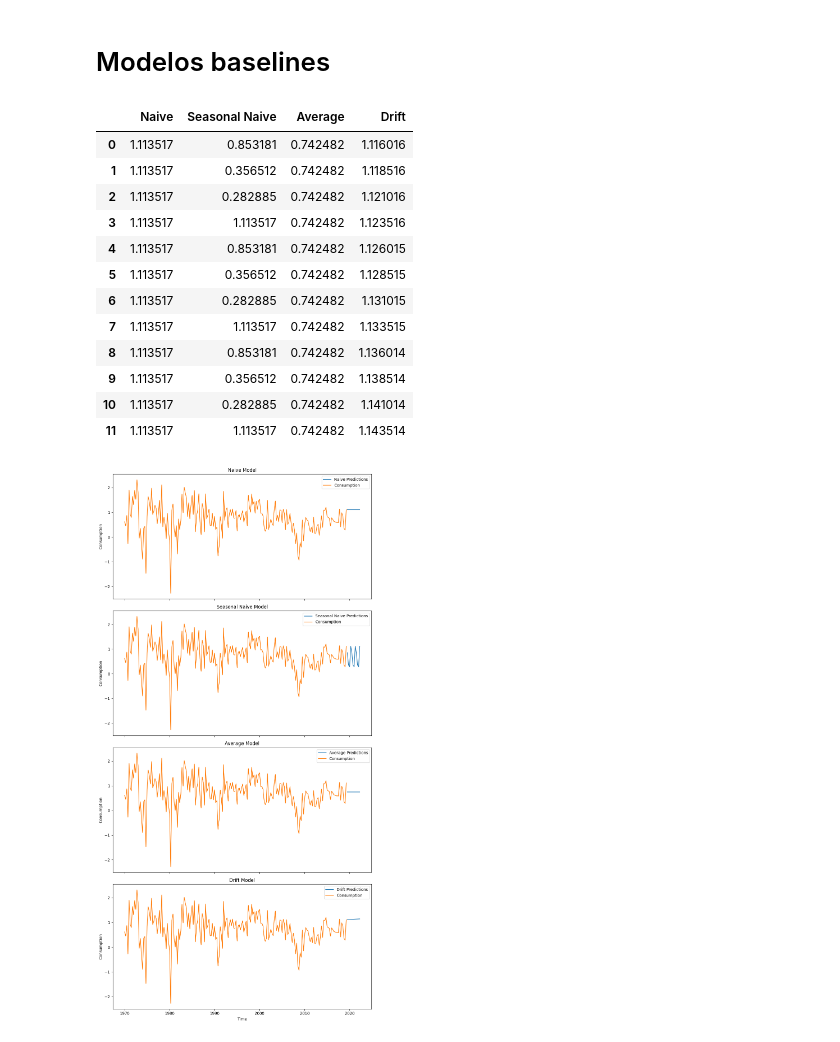
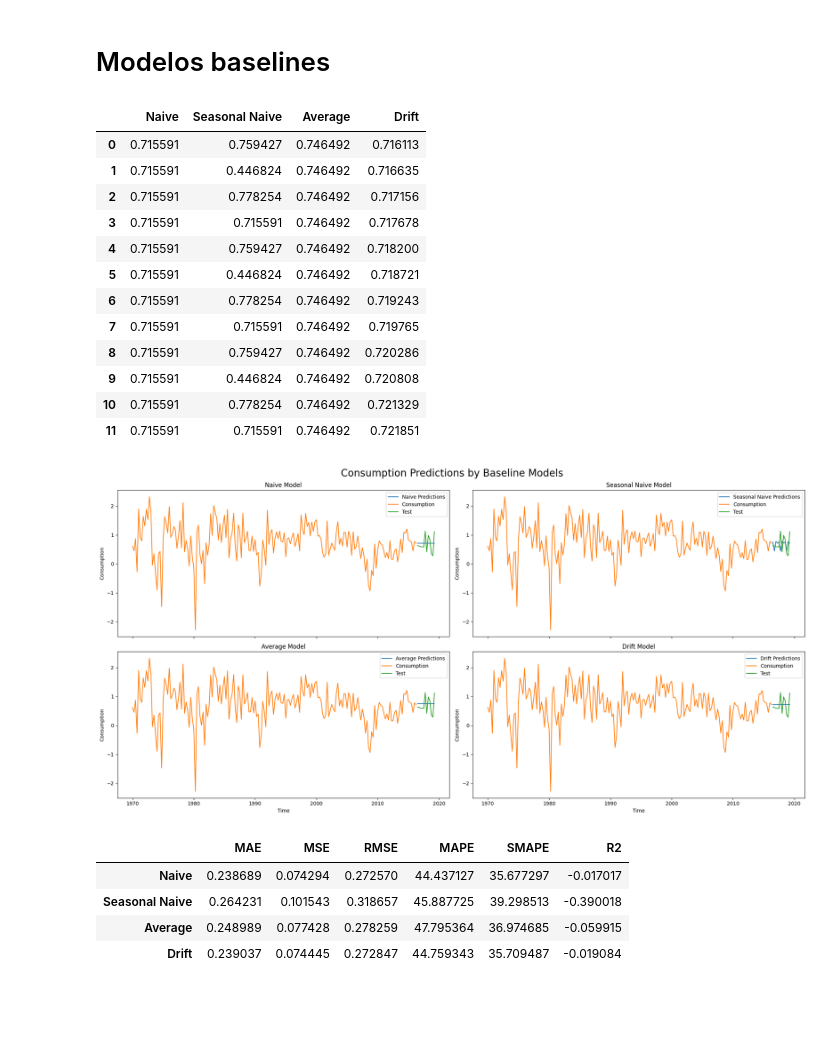
Before and after one commit to GabrielJP314/time-series, a Jupyter notebook: baseline_models.ipynb, the cells around one changed output. Saved outputs shown, nothing was run; the diff lists cells and outputs as text; code cells hidden in the pictures; blank space fills up the shorter version.

```diff
--- a/baseline_models.ipynb
+++ b/baseline_models.ipynb
@@ -42,17 +58,20 @@ plt.show()
 # %% [markdown]
 # Modelos baselines
 # %%
+consumption_train = us_change['Consumption'].iloc[:-12]
+consumption_test = us_change['Consumption'].iloc[-12:]
+
 naive = models.NaiveModel()
-naive.fit(us_change['Consumption'])
+naive.fit(consumption_train)
 
 seasonal_naive = models.SeasonalNaiveModel(4)
-seasonal_naive.fit(us_change['Consumption'])
+seasonal_naive.fit(consumption_train)
 
 average_model = models.AverageModel()
-average_model.fit(us_change['Consumption'])
+average_model.fit(consumption_train)
 
 drift_model = models.DriftModel()
-drift_model.fit(us_change['Consumption'])
+drift_model.fit(consumption_train)
 
 # Create a DataFrame with the predictions
 predictions = pd.DataFrame({
@@ -65,39 +84,63 @@ predictions = pd.DataFrame({
 predictions
 # %% [output]
 |  | Naive | Seasonal Naive | Average | Drift |
-| 0 | 1.113517 | 0.853181 | 0.742482 | 1.116016 |
-| 1 | 1.113517 | 0.356512 | 0.742482 | 1.118516 |
-| 2 | 1.113517 | 0.282885 | 0.742482 | 1.121016 |
-| 3 | 1.113517 | 1.113517 | 0.742482 | 1.123516 |
-| 4 | 1.113517 | 0.853181 | 0.742482 | 1.126015 |
-| 5 | 1.113517 | 0.356512 | 0.742482 | 1.128515 |
-| 6 | 1.113517 | 0.282885 | 0.742482 | 1.131015 |
-| 7 | 1.113517 | 1.113517 | 0.742482 | 1.133515 |
-| 8 | 1.113517 | 0.853181 | 0.742482 | 1.136014 |
-| 9 | 1.113517 | 0.356512 | 0.742482 | 1.138514 |
-| 10 | 1.113517 | 0.282885 | 0.742482 | 1.141014 |
-| 11 | 1.113517 | 1.113517 | 0.742482 | 1.143514 |
+| 0 | 0.715591 | 0.759427 | 0.746492 | 0.716113 |
+| 1 | 0.715591 | 0.446824 | 0.746492 | 0.716635 |
+| 2 | 0.715591 | 0.778254 | 0.746492 | 0.717156 |
+| 3 | 0.715591 | 0.715591 | 0.746492 | 0.717678 |
+| 4 | 0.715591 | 0.759427 | 0.746492 | 0.718200 |
+| 5 | 0.715591 | 0.446824 | 0.746492 | 0.718721 |
+| 6 | 0.715591 | 0.778254 | 0.746492 | 0.719243 |
+| 7 | 0.715591 | 0.715591 | 0.746492 | 0.719765 |
+| 8 | 0.715591 | 0.759427 | 0.746492 | 0.720286 |
+| 9 | 0.715591 | 0.446824 | 0.746492 | 0.720808 |
+| 10 | 0.715591 | 0.778254 | 0.746492 | 0.721329 |
+| 11 | 0.715591 | 0.715591 | 0.746492 | 0.721851 |
 # %%
-fig, axes = plt.subplots(4, 1, figsize=(10, 20), sharex=True)
-
-models = ['Naive', 'Seasonal Naive', 'Average', 'Drift']
-for ax, model in zip(axes.flatten(), models):
+fig, axes = plt.subplots(2, 2, figsize=(20, 10), sharex=True)
+fig.suptitle('Consumption Predictions by Baseline Models', fontsize=20)
+for ax, model in zip(axes.flatten(), predictions.columns):
     # Create a new series for the predictions
     prediction_series = pd.Series(predictions[model].values,
-                                  index=pd.date_range(start=us_change.index[-1], periods=12, freq='QE'))
+                                  index=pd.date_range(start=consumption_train.index[-1], periods=12, freq='QE'))
 
 
     # Plot the prediction series
     sns.lineplot(data=prediction_series, ax=ax, label=f'{model} Predictions')
 
     #plot consumption data
-    sns.lineplot(data=us_change['Consumption'], ax=ax, label='Consumption')
+    sns.lineplot(data=consumption_train, ax=ax, label='Consumption')
+    sns.lineplot(data=consumption_test, ax=ax, label='Test')
 
     ax.set_title(f'{model} Model')
     ax.set_xlabel('Time')
     ax.set_ylabel('Consumption')
 
 plt.tight_layout()
 plt.show()
 # %% [output]
-[figure, old version]
+[figure, new version]
+# %%
+# Calculate metrics for each model
+results = {}
+for model in predictions.columns:
+    y_pred = predictions[model].values
+    y_true = consumption_test.values
+    results[model] = {
+        'MAE': metrics.mae(y_true, y_pred),
+        'MSE': metrics.mse(y_true, y_pred),
+        'RMSE': metrics.rmse(y_true, y_pred),
+        'MAPE': metrics.mape(y_true, y_pred),
+        'SMAPE': metrics.smape(y_true, y_pred),
+        'R2': metrics.r2(y_true, y_pred)
+    }
+
+# Convert results to DataFrame
+results_df = pd.DataFrame(results).T
+results_df
+# %% [output]
+|  | MAE | MSE | RMSE | MAPE | SMAPE | R2 |
+| Naive | 0.238689 | 0.074294 | 0.272570 | 44.437127 | 35.677297 | -0.017017 |
+| Seasonal Naive | 0.264231 | 0.101543 | 0.318657 | 45.887725 | 39.298513 | -0.390018 |
+| Average | 0.248989 | 0.077428 | 0.278259 | 47.795364 | 36.974685 | -0.059915 |
+| Drift | 0.239037 | 0.074445 | 0.272847 | 44.759343 | 35.709487 | -0.019084 |
```
Also changed, not shown: parts of 5 cells of this notebook, 2 other files.
